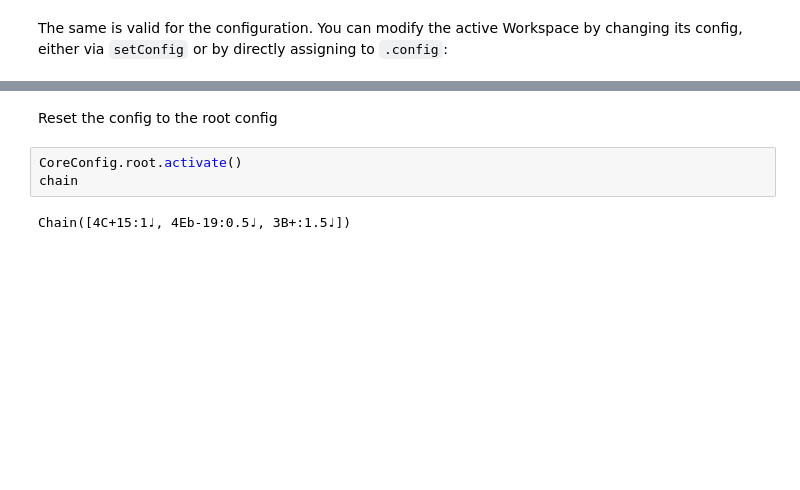
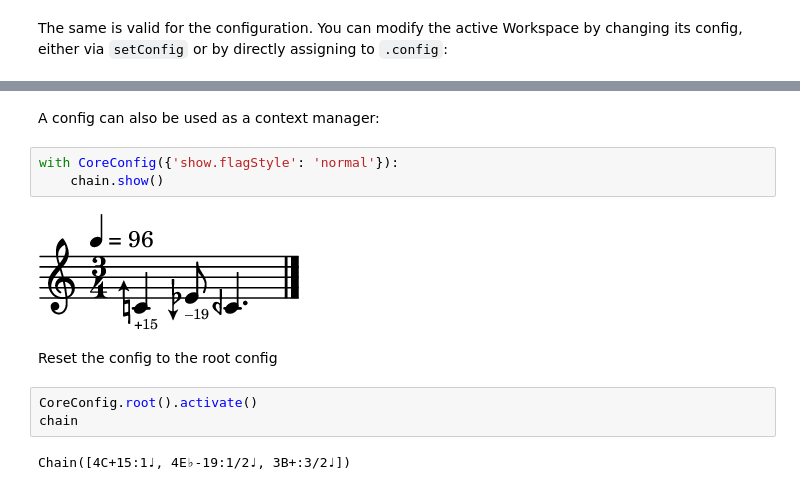
Before and after one commit to gesellkammer/maelzel, a Jupyter notebook: docs/notebooks/getWorkspace.ipynb, the cells around one changed output, grey strips where cells are left out. Saved outputs shown, nothing was run; the diff lists cells and outputs as text; blank space fills up the shorter version.

```diff
--- a/docs/notebooks/getWorkspace.ipynb
+++ b/docs/notebooks/getWorkspace.ipynb
@@ -124,7 +121,14 @@ Chain([4C+15:1♩, 4Eb-19:0.5♩, 3B+:1.5♩])
+# %% [markdown]
+A config can also be used as a context manager:
+# %%
+with CoreConfig({'show.flagStyle': 'normal'}):
+    chain.show()
+# %% [output]
+[figure, added]
 # %% [markdown]
 Reset the config to the root config
 # %%
-CoreConfig.root.activate()
+CoreConfig.root().activate()
 chain
 # %% [output]
-Chain([4C+15:1♩, 4Eb-19:0.5♩, 3B+:1.5♩])
+Chain([4C+15:1♩, 4E♭-19:1/2♩, 3B+:3/2♩])
```
Also changed, not shown: parts of 15 cells of this notebook, 10 other files.
